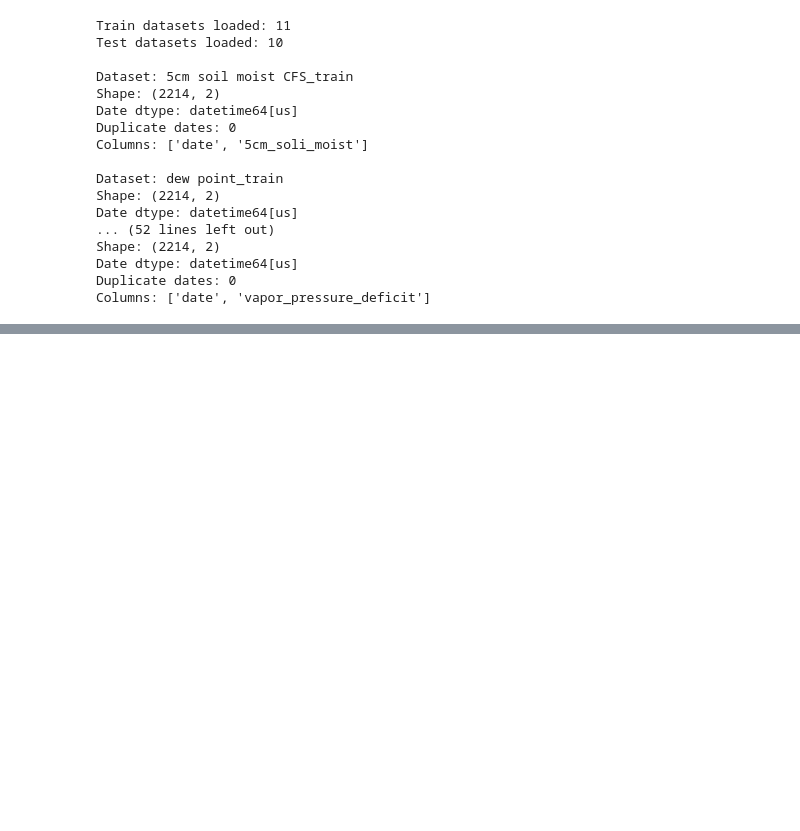
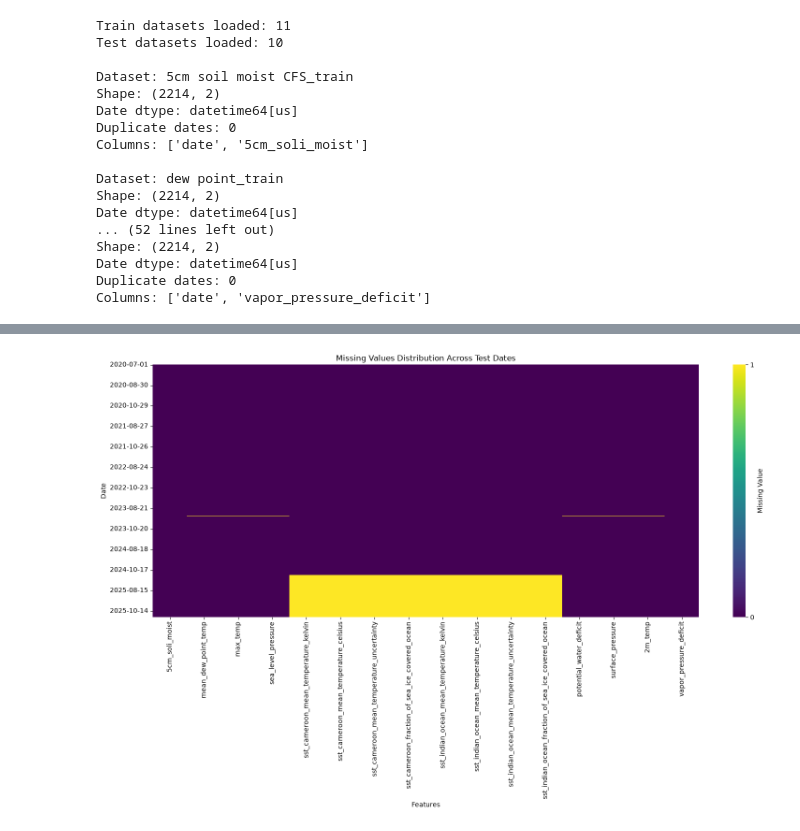
Before and after one commit to MosabOs/Dry-Spell-Prediction-ML, a Jupyter notebook: notebooks/01_dataset_understanding.ipynb, the cells around one changed output, grey strips where cells are left out. Saved outputs shown, nothing was run; the diff lists cells and outputs as text; code cells hidden in the pictures; blank space fills up the shorter version.

Commit message:
Complete dataset integration and validation

```diff
--- a/notebooks/01_dataset_understanding.ipynb
+++ b/notebooks/01_dataset_understanding.ipynb
@@ -997,0 +1230,14 @@ Columns: ['date', 'vapor_pressure_deficit']
+# %%
+# Merge standardized Train and Test datasets
+
+train_merged = merge_datasets(train_datasets)
+test_merged = merge_datasets(test_datasets)
+
+print("Train merged shape:", train_merged.shape)
+print("Test merged shape:", test_merged.shape)
+
+print("\nTrain date range:")
+print(train_merged["date"].min(), "to", train_merged["date"].max())
+
+print("\nTest date range:")
+print(test_merged["date"].min(), "to", test_merged["date"].max())
@@ -997,0 +1498,32 @@ Columns: ['date', 'vapor_pressure_deficit']
+# %%
+# Improved Missing Values Visualization
+
+plt.figure(figsize=(16, 10))
+
+missing_matrix = test_merged.set_index("date").isnull()
+
+missing_matrix.index = (
+    missing_matrix.index.strftime("%Y-%m-%d")
+)
+sns.heatmap(
+    missing_matrix,
+    cmap="viridis",
+    cbar=True,
+    yticklabels=60,
+    cbar_kws={
+        "label": "Missing Value",
+        "ticks": [0, 1]
+    }
+)
+
+plt.title("Missing Values Distribution Across Test Dates")
+plt.xlabel("Features")
+plt.ylabel("Date")
+
+plt.xticks(rotation=90)
+plt.yticks(rotation=0)
+
+plt.tight_layout()
+plt.show()
+# %% [output]
+[figure, added]
```
Also changed, not shown: parts of 27 cells of this notebook, 2 other files.
